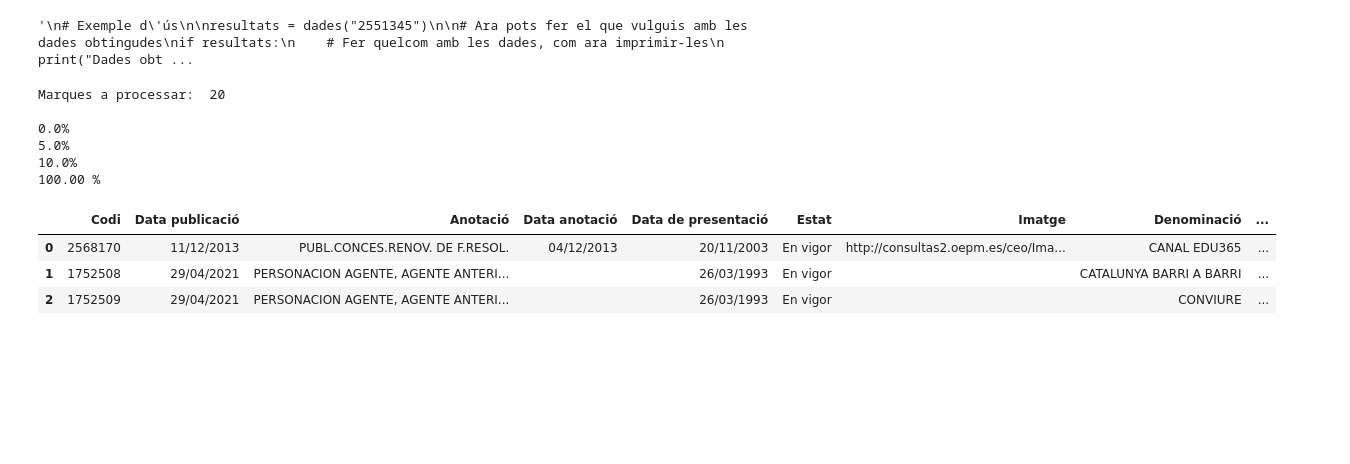
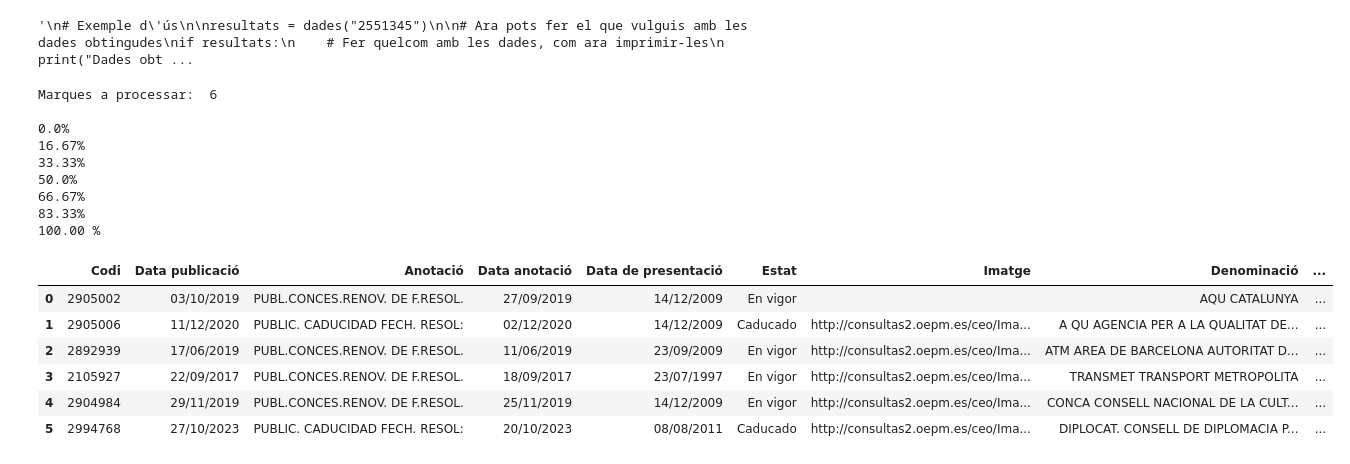
Before and after one commit to rogroc/idi, a Jupyter notebook: Marques_OEPM.ipynb, the cells around one changed output. Drawn from its saved outputs; the diff is of its cells as text; code cells hidden in the pictures; blank space fills up the shorter version.

```diff
--- a/Marques_OEPM.ipynb
+++ b/Marques_OEPM.ipynb
@@ -99,13 +136,20 @@ driver = webdriver.Chrome(options=chrome_options)
 # Obtenir la data d'avui
 avui = datetime.now()
 
-df2 = df[
-    (df['Estat'] == 'Alta') &
+if tria == "Alta i caducats":
+  df2 = df[
+      (df['Estat'] == 'Alta') &
+      (df["Catàleg"] == 'Marca') &
+      (df["Registre d'inscripció"] == "Oficina Espanyola de Patents i Marques (OEPM)") &
+      (df["Data fi vigència"] < avui)
+        ]
+  # print(df2["Codi registre"])
+
+else:
+  df2 = df[
     (df["Catàleg"] == 'Marca') &
-    (df["Registre d'inscripció"] == "Oficina Espanyola de Patents i Marques (OEPM)") &
-    (df["Data fi vigència"] < avui)
-       ]
-# print(df2["Codi registre"])
+    (df["Registre d'inscripció"] == "Oficina Espanyola de Patents i Marques (OEPM)")
+      ]
 # %%
 def separar(cadena):
     # Patró de cerca per la data (dd/mm/yyyy)
@@ -233,10 +277,10 @@ def dades(codi):
                     dades['Motiu'] = ""
 
             dades['Url'] = url
-            dades['Titular GPG'] = df2['Titular'][df2['Codi registre'] == codi].values[0]
-            dades['Inici vigència GPG'] = pd.to_datetime(df2["Data inici vigència"][df2['Codi registre'] == codi]).dt.date.values[0]
-            dades['Fi vigència GPG'] = pd.to_datetime(df2["Data fi vigència"][df2['Codi registre'] == codi]).dt.date.values[0]
-            dades['Núm. secció'] = df2["Número d'inventari"][df2['Codi registre'] == codi].values[0]
+            dades['Titular GPG'] = df2['Titular'][df2['Codi registre'] == float(codi)].values[0]
+            dades['Inici vigència GPG'] = pd.to_datetime(df2["Data inici vigència"][df2['Codi registre'] == float(codi)]).dt.date.values[0]
+            dades['Fi vigència GPG'] = pd.to_datetime(df2["Data fi vigència"][df2['Codi registre'] == float(codi)]).dt.date.values[0]
+            dades['Núm. secció'] = df2["Número d'inventari"][df2['Codi registre'] == float(codi)].values[0]
 
           except:
               dades['Estat'] = "Núm. registre incorrecte"
@@ -319,32 +363,38 @@ if resultats:
 # %%
 # Baixar la informació
 
 marques_revisades = pd.DataFrame()
 
 id = df2["Codi registre"]
 
 print("Marques a processar: ", len(id), "\n")
 
 for index, x in enumerate(id):
     print(str(round(index/len(id)*100, 2))+"%")
-    resultats = dades(str(x))
+    resultats = dades(str(x)[:-2])
     marques_revisades = pd.concat([marques_revisades, pd.DataFrame([resultats])], ignore_index=True)
     time.sleep(random.uniform(10, 15))
 print("100.00 %")
 
 marques_revisades.drop('last_td', axis=1, inplace=True)
 marques_revisades
 # %% [output]
-Marques a processar:  20
+Marques a processar:  6
 
 0.0%
-5.0%
-10.0%
+16.67%
+33.33%
+50.0%
+66.67%
+83.33%
 100.00 %
 |  | Codi | Data publicació | Anotació | Data anotació | Data de presentació | Estat | Imatge | Denominació | ... |
-| 0 | 2568170 | 11/12/2013 | PUBL.CONCES.RENOV. DE F.RESOL. | 04/12/2013 | 20/11/2003 | En vigor | http://consultas2.oepm.es/ceo/Ima... | CANAL EDU365 | ... |
-| 1 | 1752508 | 29/04/2021 | PERSONACION AGENTE, AGENTE ANTERI... |  | 26/03/1993 | En vigor |  | CATALUNYA BARRI A BARRI | ... |
-| 2 | 1752509 | 29/04/2021 | PERSONACION AGENTE, AGENTE ANTERI... |  | 26/03/1993 | En vigor |  | CONVIURE | ... |
+| 0 | 2905002 | 03/10/2019 | PUBL.CONCES.RENOV. DE F.RESOL. | 27/09/2019 | 14/12/2009 | En vigor |  | AQU CATALUNYA | ... |
+| 1 | 2905006 | 11/12/2020 | PUBLIC. CADUCIDAD FECH. RESOL: | 02/12/2020 | 14/12/2009 | Caducado | http://consultas2.oepm.es/ceo/Ima... | A QU AGENCIA PER A LA QUALITAT DE... | ... |
+| 2 | 2892939 | 17/06/2019 | PUBL.CONCES.RENOV. DE F.RESOL. | 11/06/2019 | 23/09/2009 | En vigor | http://consultas2.oepm.es/ceo/Ima... | ATM AREA DE BARCELONA AUTORITAT D... | ... |
+| 3 | 2105927 | 22/09/2017 | PUBL.CONCES.RENOV. DE F.RESOL. | 18/09/2017 | 23/07/1997 | En vigor | http://consultas2.oepm.es/ceo/Ima... | TRANSMET TRANSPORT METROPOLITA | ... |
+| 4 | 2904984 | 29/11/2019 | PUBL.CONCES.RENOV. DE F.RESOL. | 25/11/2019 | 14/12/2009 | En vigor | http://consultas2.oepm.es/ceo/Ima... | CONCA CONSELL NACIONAL DE LA CULT... | ... |
+| 5 | 2994768 | 27/10/2023 | PUBLIC. CADUCIDAD FECH. RESOL: | 20/10/2023 | 08/08/2011 | Caducado | http://consultas2.oepm.es/ceo/Ima... | DIPLOCAT. CONSELL DE DIPLOMACIA P... | ... |
 # %%
 import pandas as pd
 
```
Also changed, not shown: parts of 6 cells of this notebook.
